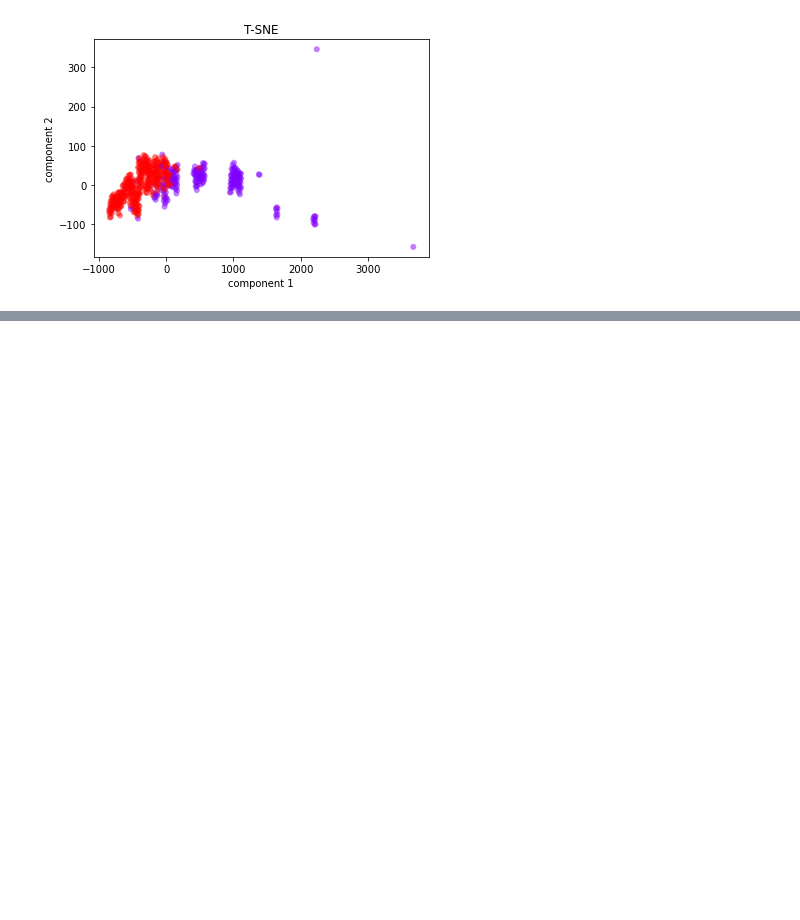
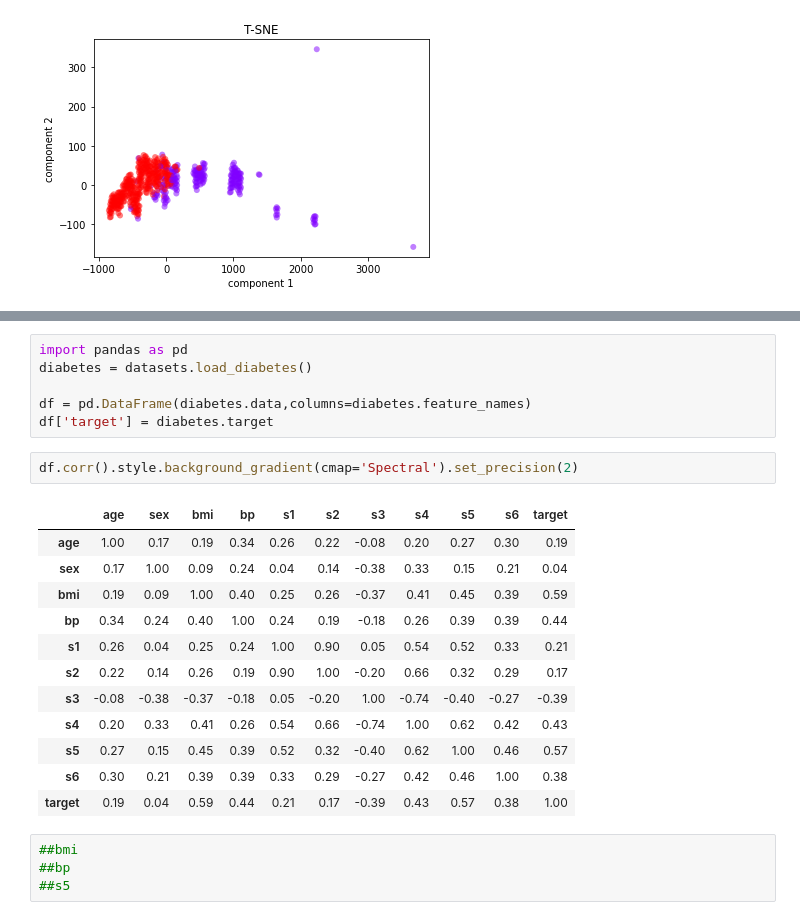
Before and after one commit to liwatts/AdvancedML, a Jupyter notebook: homework_2.ipynb, the cells around one changed output, grey strips where cells are left out. Saved outputs shown, nothing was run; the diff lists cells and outputs as text; blank space fills up the shorter version.

```diff
--- a/homework_2.ipynb
+++ b/homework_2.ipynb
@@ -68,0 +98,25 @@ From these two graphs we can see that T-SNE does a better job of capturing the s
+# %%
+import pandas as pd
+diabetes = datasets.load_diabetes()
+
+df = pd.DataFrame(diabetes.data,columns=diabetes.feature_names)
+df['target'] = diabetes.target
+# %%
+df.corr().style.background_gradient(cmap='Spectral').set_precision(2)
+# %% [output]
+|  | age | sex | bmi | bp | s1 | s2 | s3 | s4 | s5 | s6 | target |
+| age | 1.00 | 0.17 | 0.19 | 0.34 | 0.26 | 0.22 | -0.08 | 0.20 | 0.27 | 0.30 | 0.19 |
+| sex | 0.17 | 1.00 | 0.09 | 0.24 | 0.04 | 0.14 | -0.38 | 0.33 | 0.15 | 0.21 | 0.04 |
+| bmi | 0.19 | 0.09 | 1.00 | 0.40 | 0.25 | 0.26 | -0.37 | 0.41 | 0.45 | 0.39 | 0.59 |
+| bp | 0.34 | 0.24 | 0.40 | 1.00 | 0.24 | 0.19 | -0.18 | 0.26 | 0.39 | 0.39 | 0.44 |
+| s1 | 0.26 | 0.04 | 0.25 | 0.24 | 1.00 | 0.90 | 0.05 | 0.54 | 0.52 | 0.33 | 0.21 |
+| s2 | 0.22 | 0.14 | 0.26 | 0.19 | 0.90 | 1.00 | -0.20 | 0.66 | 0.32 | 0.29 | 0.17 |
+| s3 | -0.08 | -0.38 | -0.37 | -0.18 | 0.05 | -0.20 | 1.00 | -0.74 | -0.40 | -0.27 | -0.39 |
+| s4 | 0.20 | 0.33 | 0.41 | 0.26 | 0.54 | 0.66 | -0.74 | 1.00 | 0.62 | 0.42 | 0.43 |
+| s5 | 0.27 | 0.15 | 0.45 | 0.39 | 0.52 | 0.32 | -0.40 | 0.62 | 1.00 | 0.46 | 0.57 |
+| s6 | 0.30 | 0.21 | 0.39 | 0.39 | 0.33 | 0.29 | -0.27 | 0.42 | 0.46 | 1.00 | 0.38 |
+| target | 0.19 | 0.04 | 0.59 | 0.44 | 0.21 | 0.17 | -0.39 | 0.43 | 0.57 | 0.38 | 1.00 |
+# %%
+##bmi
+##bp
+##s5
```
Also changed, not shown: parts of 18 cells of this notebook.
